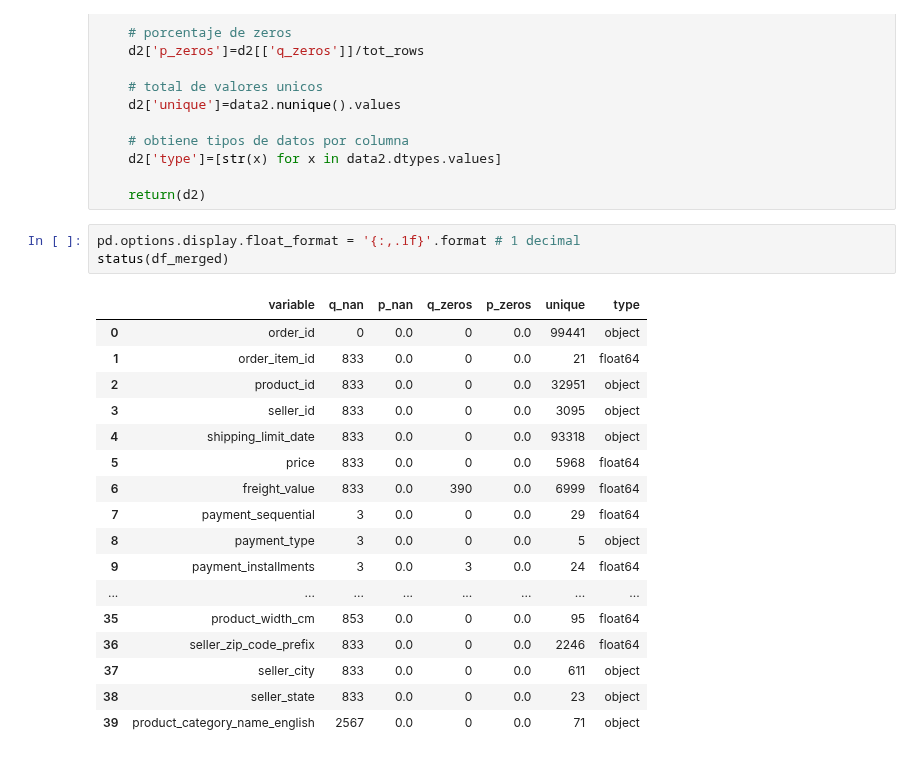
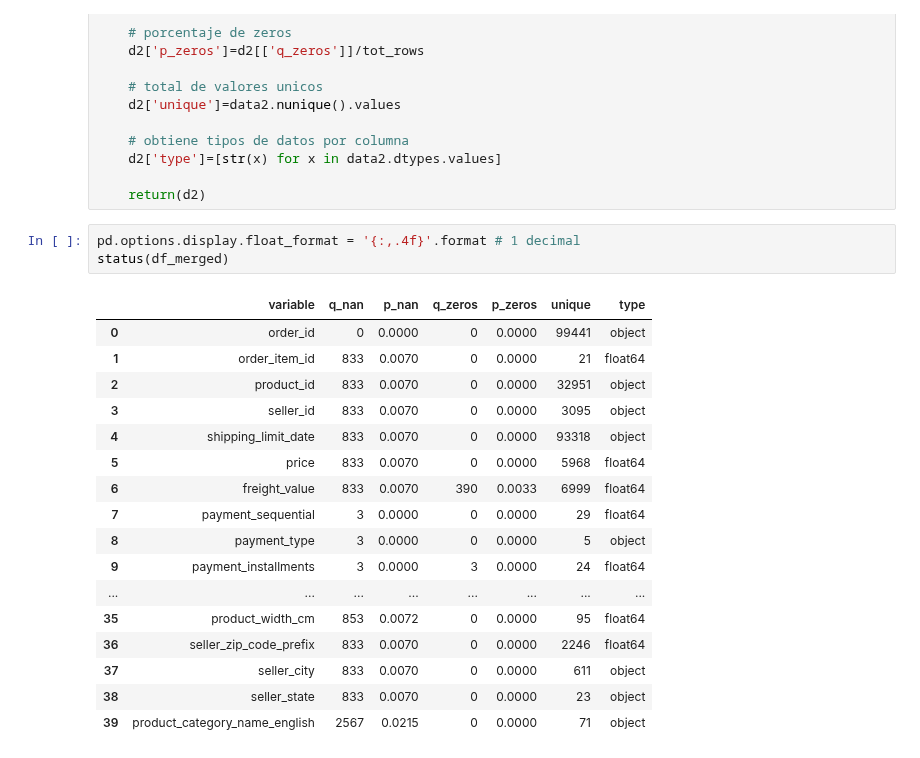
Before and after one commit to fabizap/Olist, a Jupyter notebook: Actividad_Integradora_Final.ipynb, the cells around one changed output. Saved outputs shown, nothing was run; the diff lists cells and outputs as text.

```diff
--- a/Actividad_Integradora_Final.ipynb
+++ b/Actividad_Integradora_Final.ipynb
@@ -315,23 +333,23 @@ def status(data):
 
     return(d2)
 # %%
-pd.options.display.float_format = '{:,.1f}'.format # 1 decimal
+pd.options.display.float_format = '{:,.4f}'.format # 1 decimal
 status(df_merged)
 # %% [output]
 |  | variable | q_nan | p_nan | q_zeros | p_zeros | unique | type |
-| 0 | order_id | 0 | 0.0 | 0 | 0.0 | 99441 | object |
-| 1 | order_item_id | 833 | 0.0 | 0 | 0.0 | 21 | float64 |
-| 2 | product_id | 833 | 0.0 | 0 | 0.0 | 32951 | object |
-| 3 | seller_id | 833 | 0.0 | 0 | 0.0 | 3095 | object |
-| 4 | shipping_limit_date | 833 | 0.0 | 0 | 0.0 | 93318 | object |
-| 5 | price | 833 | 0.0 | 0 | 0.0 | 5968 | float64 |
-| 6 | freight_value | 833 | 0.0 | 390 | 0.0 | 6999 | float64 |
-| 7 | payment_sequential | 3 | 0.0 | 0 | 0.0 | 29 | float64 |
-| 8 | payment_type | 3 | 0.0 | 0 | 0.0 | 5 | object |
-| 9 | payment_installments | 3 | 0.0 | 3 | 0.0 | 24 | float64 |
+| 0 | order_id | 0 | 0.0000 | 0 | 0.0000 | 99441 | object |
+| 1 | order_item_id | 833 | 0.0070 | 0 | 0.0000 | 21 | float64 |
+| 2 | product_id | 833 | 0.0070 | 0 | 0.0000 | 32951 | object |
+| 3 | seller_id | 833 | 0.0070 | 0 | 0.0000 | 3095 | object |
+| 4 | shipping_limit_date | 833 | 0.0070 | 0 | 0.0000 | 93318 | object |
+| 5 | price | 833 | 0.0070 | 0 | 0.0000 | 5968 | float64 |
+| 6 | freight_value | 833 | 0.0070 | 390 | 0.0033 | 6999 | float64 |
+| 7 | payment_sequential | 3 | 0.0000 | 0 | 0.0000 | 29 | float64 |
+| 8 | payment_type | 3 | 0.0000 | 0 | 0.0000 | 5 | object |
+| 9 | payment_installments | 3 | 0.0000 | 3 | 0.0000 | 24 | float64 |
 | ... | ... | ... | ... | ... | ... | ... | ... |
-| 35 | product_width_cm | 853 | 0.0 | 0 | 0.0 | 95 | float64 |
-| 36 | seller_zip_code_prefix | 833 | 0.0 | 0 | 0.0 | 2246 | float64 |
-| 37 | seller_city | 833 | 0.0 | 0 | 0.0 | 611 | object |
-| 38 | seller_state | 833 | 0.0 | 0 | 0.0 | 23 | object |
-| 39 | product_category_name_english | 2567 | 0.0 | 0 | 0.0 | 71 | object |
+| 35 | product_width_cm | 853 | 0.0072 | 0 | 0.0000 | 95 | float64 |
+| 36 | seller_zip_code_prefix | 833 | 0.0070 | 0 | 0.0000 | 2246 | float64 |
+| 37 | seller_city | 833 | 0.0070 | 0 | 0.0000 | 611 | object |
+| 38 | seller_state | 833 | 0.0070 | 0 | 0.0000 | 23 | object |
+| 39 | product_category_name_english | 2567 | 0.0215 | 0 | 0.0000 | 71 | object |
```
Also changed, not shown: parts of 9 cells of this notebook.
